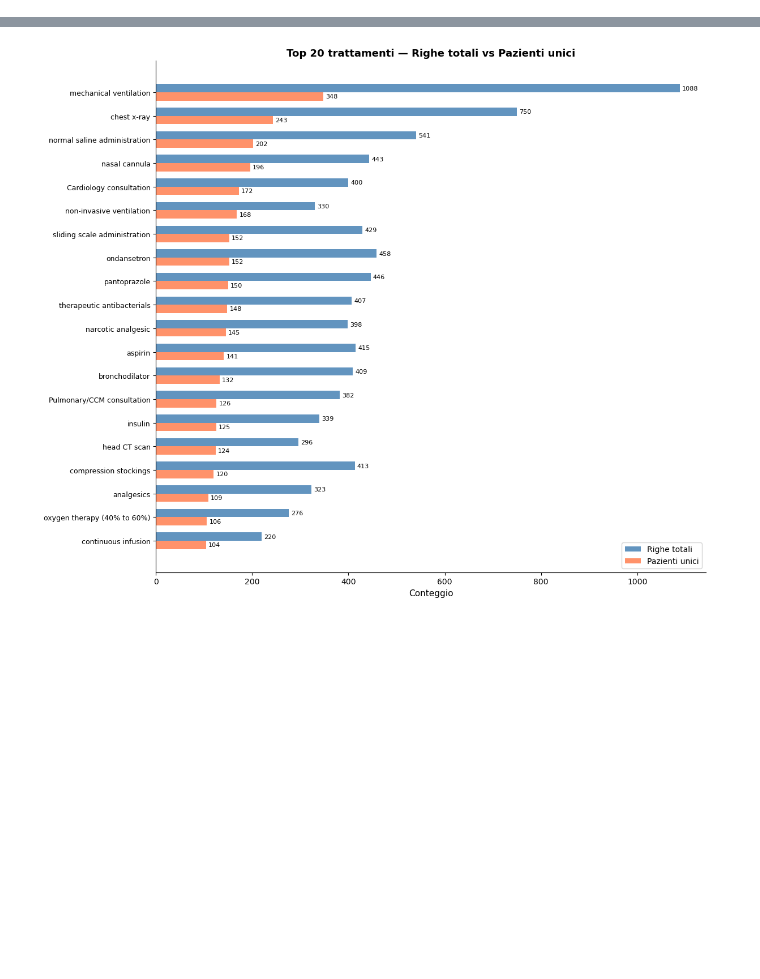
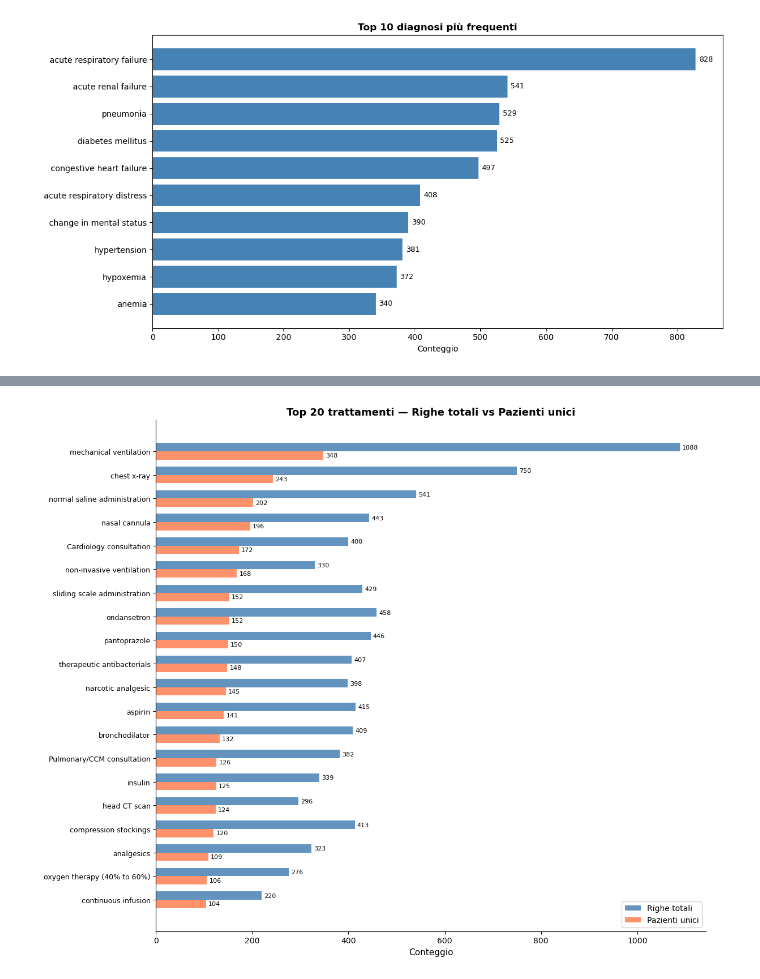
Before and after one commit to XXY126/Causal-Inference-on-eICU-collaborative-research-database, a Jupyter notebook: notebooks/data_exploring.ipynb, the cells around one changed output, grey strips where cells are left out. Saved outputs shown, nothing was run; the diff lists cells and outputs as text; code cells hidden in the pictures; blank space fills up the shorter version.

```diff
--- a/notebooks/data_exploring.ipynb
+++ b/notebooks/data_exploring.ipynb
@@ -12,3 +12,24 @@ df_p = pd.read_csv(DATA_DIR / "patient.csv")
 df_t = pd.read_csv(DATA_DIR / "treatment.csv")
 df_v = pd.read_csv(DATA_DIR / "vitalPeriodic.csv")
 df_h = pd.read_csv(DATA_DIR / "hospital.csv")
+df_d = pd.read_csv(DATA_DIR / "diagnosis.csv")
+# %%
+top10 = df_d["diagnosisstring"].value_counts().head(10)
+
+# Abbrevia le etichette
+labels = [d.split("|")[-1] for d in top10.index]
+
+fig, ax = plt.subplots(figsize=(12, 6))
+bars = ax.barh(labels, top10.values, color="steelblue")
+
+for bar, val in zip(bars, top10.values):
+    ax.text(bar.get_width() + 5, bar.get_y() + bar.get_height()/2,
+            str(val), va="center", fontsize=9)
+
+ax.set_xlabel("Conteggio")
+ax.set_title("Top 10 diagnosi più frequenti", fontweight="bold")
+ax.invert_yaxis()
+plt.tight_layout()
+plt.show()
+# %% [output]
+[figure, added]
```
Also changed, not shown: parts of 21 cells of this notebook, 5 other files.
